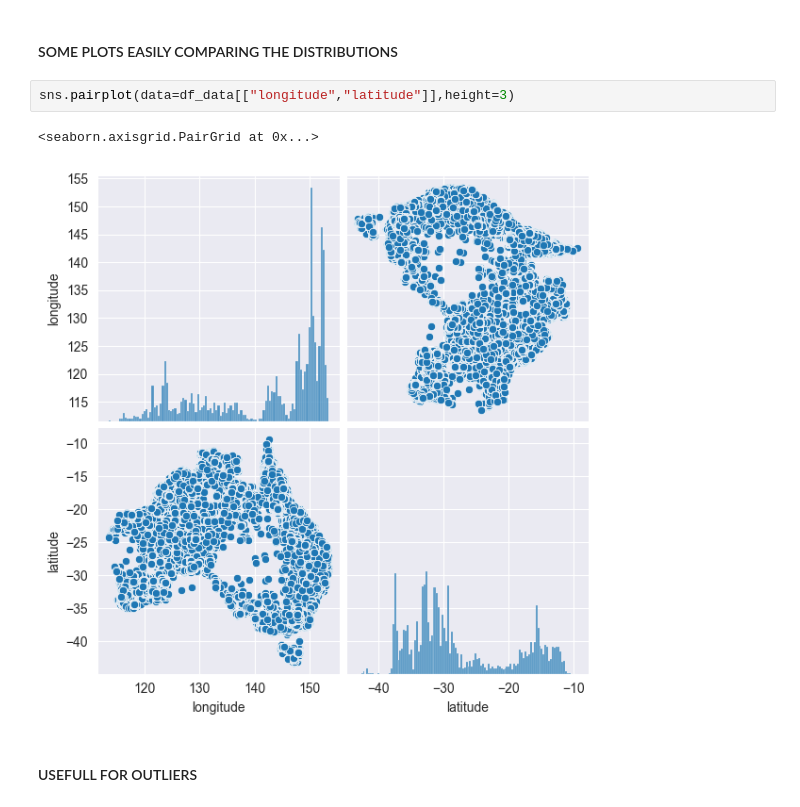
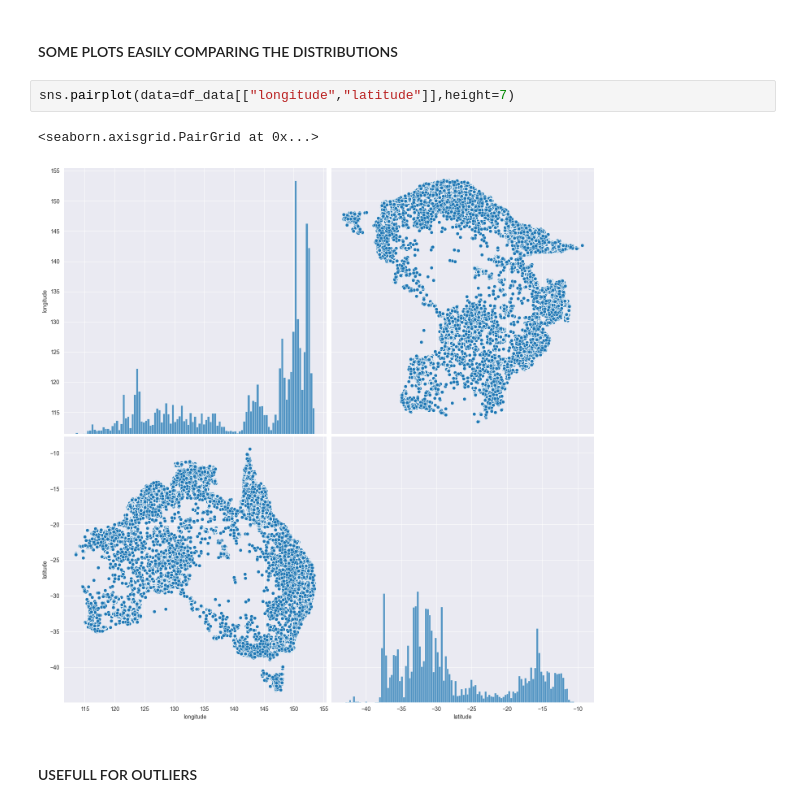
Before and after one commit to harshalk612/ML-Assigment, a Jupyter notebook: Advanced HW/hw1/hw1.ipynb, the cells around one changed output. Saved outputs shown, nothing was run; the diff lists cells and outputs as text.

```diff
--- a/Advanced HW/hw1/hw1.ipynb
+++ b/Advanced HW/hw1/hw1.ipynb
@@ -223,10 +223,10 @@ Although we can easily compare the distributions by the scatter plots, however a
 # %% [markdown]
 #### SOME PLOTS EASILY COMPARING THE DISTRIBUTIONS
 # %%
-sns.pairplot(data=df_data[["longitude","latitude"]],height=3)
+sns.pairplot(data=df_data[["longitude","latitude"]],height=7)
 # %% [output]
 <seaborn.axisgrid.PairGrid at 0x...>
-[figure, old version]
+[figure, new version]
 # %% [markdown]
 #### USEFULL FOR OUTLIERS
 # %%
```
